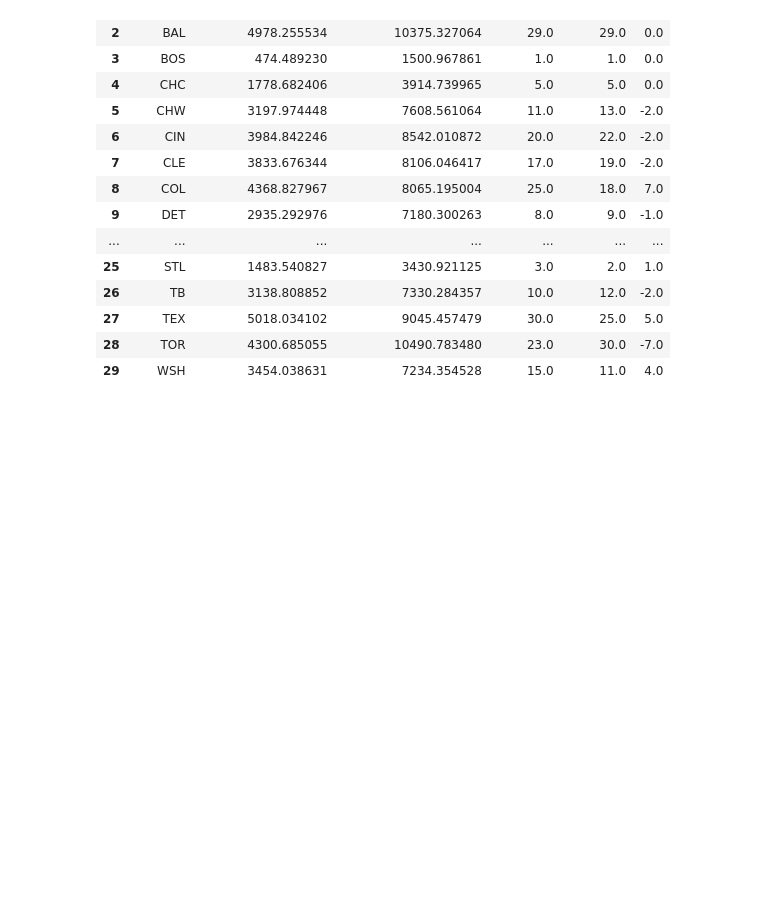
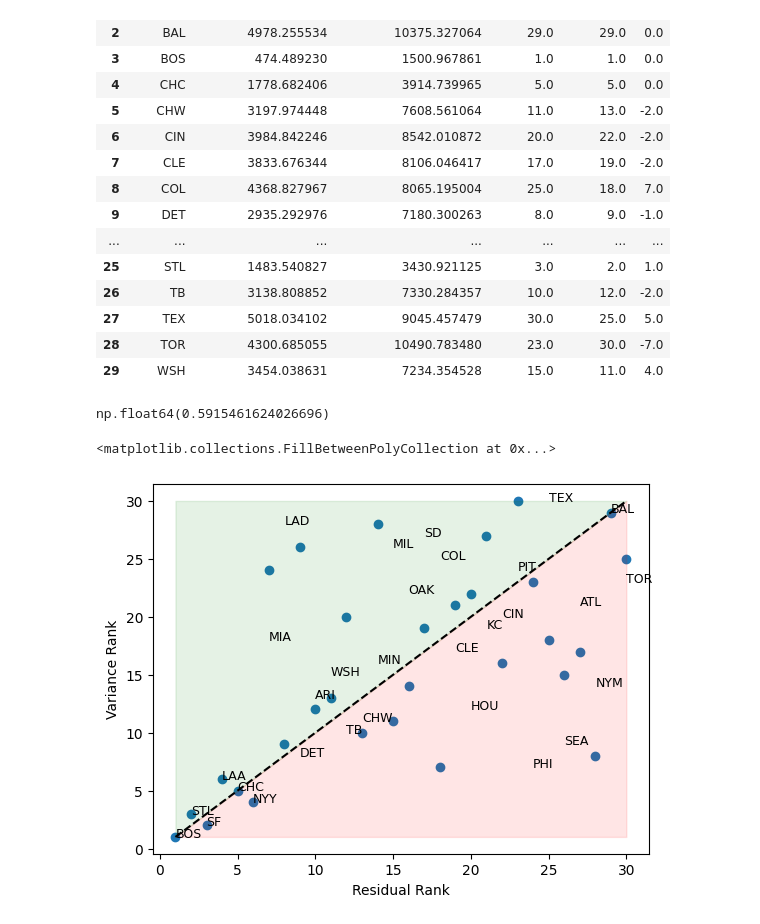
Before and after one commit to tmarchok1/DS440_project, a Jupyter notebook: rf_errorAnalysis_jeff.ipynb, the cells around one changed output. Saved outputs shown, nothing was run; the diff lists cells and outputs as text; code cells hidden in the pictures; blank space fills up the shorter version.

Commit message:
updated error analysis
identified teams with worst performance relative to expectation (based on variance for that team's games)

```diff
--- a/rf_errorAnalysis_jeff.ipynb
+++ b/rf_errorAnalysis_jeff.ipynb
@@ -300,3 +318,25 @@ results_byTeam
 | 27 | TEX | 5018.034102 | 9045.457479 | 30.0 | 25.0 | 5.0 |
 | 28 | TOR | 4300.685055 | 10490.783480 | 23.0 | 30.0 | -7.0 |
 | 29 | WSH | 3454.038631 | 7234.354528 | 15.0 | 11.0 | 4.0 |
+# %%
+np.corrcoef(results_byTeam['res_rank'], results_byTeam['var_rank'])[0, 1] #r = 0.59 (moderate relationship)
+# %% [output]
+np.float64(0.5915461624026696)
+# %%
+plt.scatter(results_byTeam['res_rank'],results_byTeam['var_rank']) # 1 is highest variance/ residual rank and 30 is least variance/residual
+plt.plot([1, 30], [1, 30], color='black', linestyle='--') # y=x line
+plt.xlabel('Residual Rank')
+plt.ylabel('Variance Rank')
+for i, row in results_byTeam.iterrows():
+    plt.text(row['var_rank'],
+             row['res_rank'],
+             row['h_name'],
+             fontsize=9)
+
+
+x = range(1, 31)
+plt.fill_between(x, x, 30, color='green', alpha=0.1) #green represents good performance, red represents bad
+plt.fill_between(x, 1, x, color='red', alpha=0.1)
+# %% [output]
+<matplotlib.collections.FillBetweenPolyCollection at 0x...>
+[figure, added]
```
Also changed, not shown: parts of 8 cells of this notebook.
